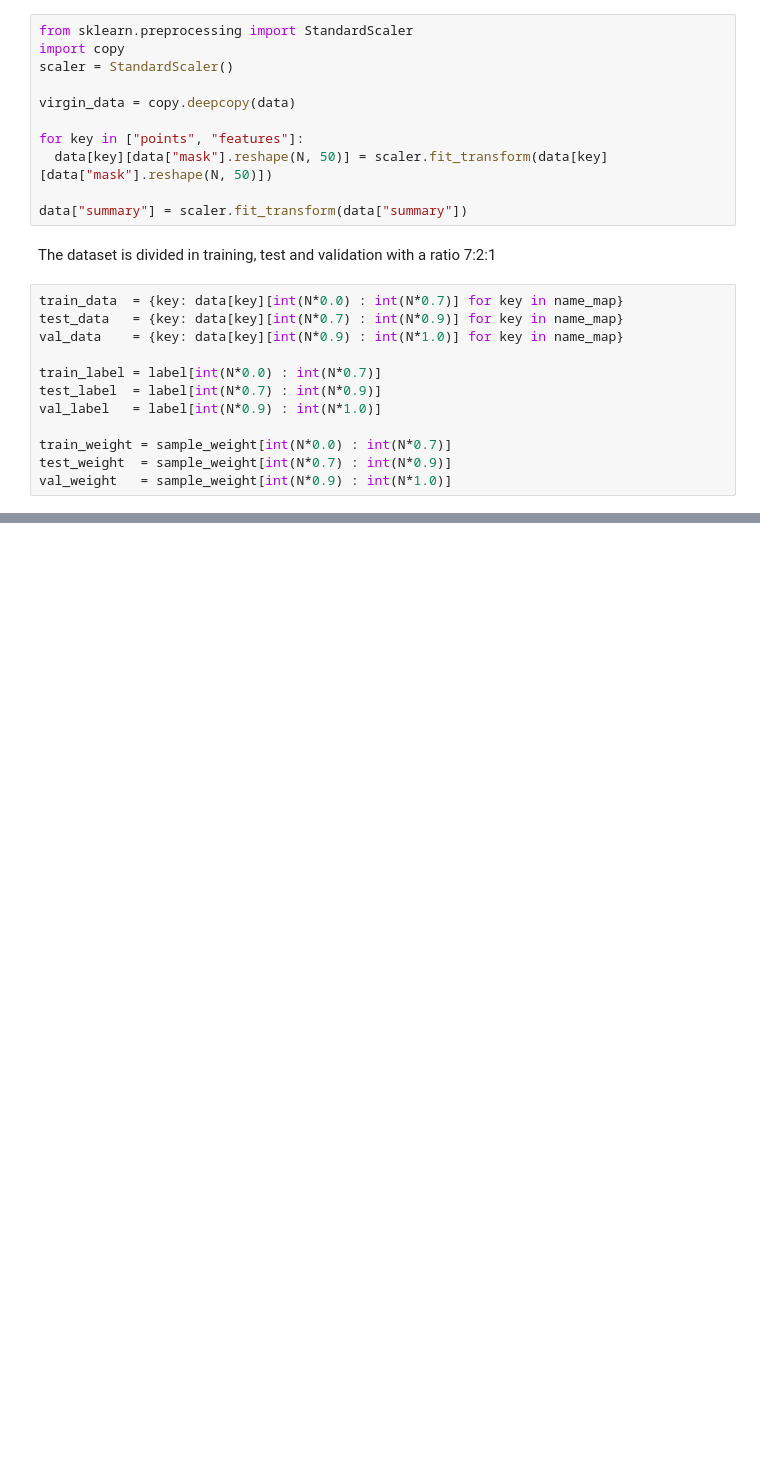
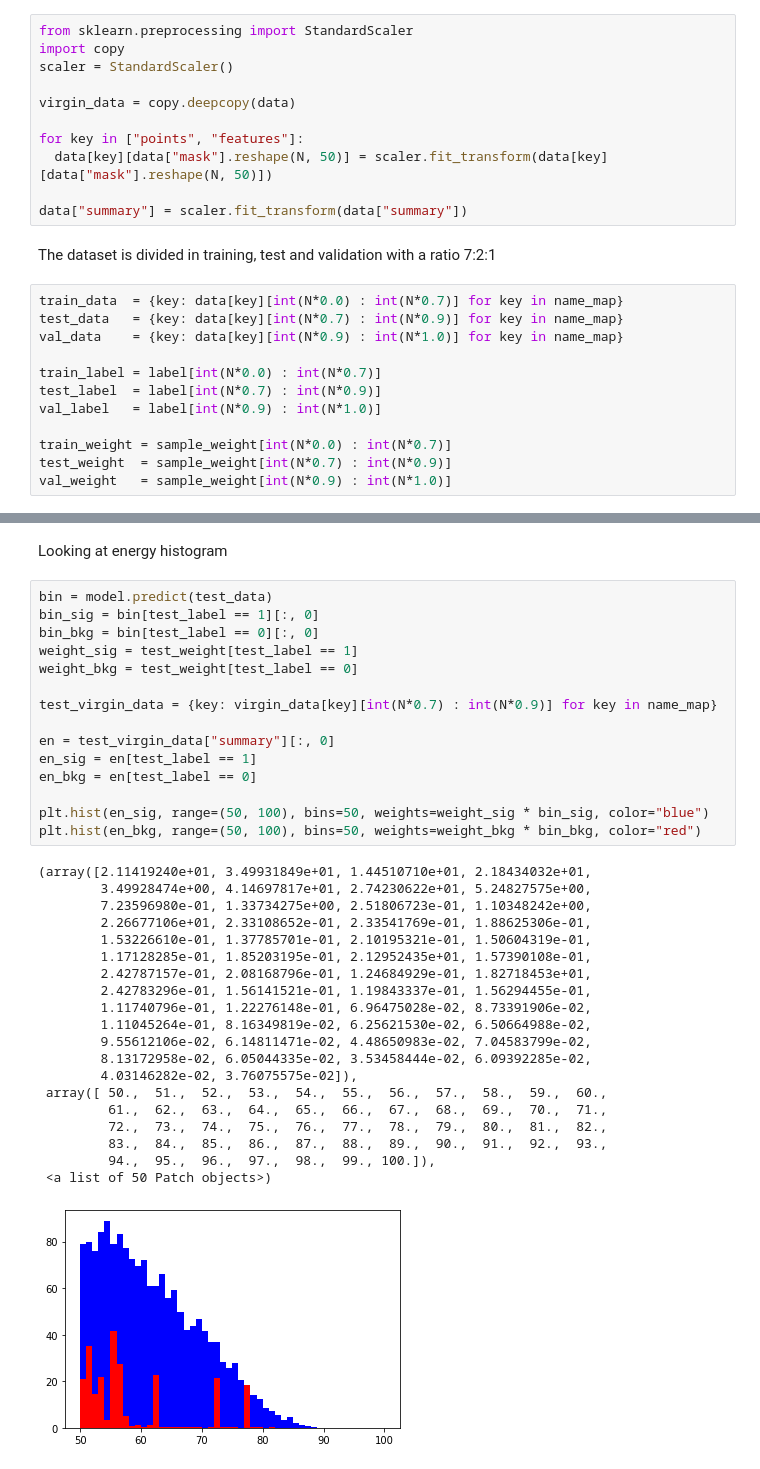
Before and after one commit to elisasanzani/Software_and_Computing_Project, a Jupyter notebook: PNet_RMC_main.ipynb, the cells around one changed output, grey strips where cells are left out. Saved outputs shown, nothing was run; the diff lists cells and outputs as text; blank space fills up the shorter version.

```diff
--- a/PNet_RMC_main.ipynb
+++ b/PNet_RMC_main.ipynb
@@ -173,0 +334,38 @@ The custom model is imported from the GitHub repo (working on it)
+# %% [markdown]
+Looking at energy histogram
+# %%
+bin = model.predict(test_data)
+bin_sig = bin[test_label == 1][:, 0]
+bin_bkg = bin[test_label == 0][:, 0]
+weight_sig = test_weight[test_label == 1]
+weight_bkg = test_weight[test_label == 0]
+
+test_virgin_data = {key: virgin_data[key][int(N*0.7) : int(N*0.9)] for key in name_map}
+
+en = test_virgin_data["summary"][:, 0]
+en_sig = en[test_label == 1]
+en_bkg = en[test_label == 0]
+
+plt.hist(en_sig, range=(50, 100), bins=50, weights=weight_sig * bin_sig, color="blue")
+plt.hist(en_bkg, range=(50, 100), bins=50, weights=weight_bkg * bin_bkg, color="red")
+# %% [output]
+(array([2.11419240e+01, 3.49931849e+01, 1.44510710e+01, 2.18434032e+01,
+        3.49928474e+00, 4.14697817e+01, 2.74230622e+01, 5.24827575e+00,
+        7.23596980e-01, 1.33734275e+00, 2.51806723e-01, 1.10348242e+00,
+        2.26677106e+01, 2.33108652e-01, 2.33541769e-01, 1.88625306e-01,
+        1.53226610e-01, 1.37785701e-01, 2.10195321e-01, 1.50604319e-01,
+        1.17128285e-01, 1.85203195e-01, 2.12952435e+01, 1.57390108e-01,
+        2.42787157e-01, 2.08168796e-01, 1.24684929e-01, 1.82718453e+01,
+        2.42783296e-01, 1.56141521e-01, 1.19843337e-01, 1.56294455e-01,
+        1.11740796e-01, 1.22276148e-01, 6.96475028e-02, 8.73391906e-02,
+        1.11045264e-01, 8.16349819e-02, 6.25621530e-02, 6.50664988e-02,
+        9.55612106e-02, 6.14811471e-02, 4.48650983e-02, 7.04583799e-02,
+        8.13172958e-02, 6.05044335e-02, 3.53458444e-02, 6.09392285e-02,
+        4.03146282e-02, 3.76075575e-02]),
+ array([ 50.,  51.,  52.,  53.,  54.,  55.,  56.,  57.,  58.,  59.,  60.,
+         61.,  62.,  63.,  64.,  65.,  66.,  67.,  68.,  69.,  70.,  71.,
+         72.,  73.,  74.,  75.,  76.,  77.,  78.,  79.,  80.,  81.,  82.,
+         83.,  84.,  85.,  86.,  87.,  88.,  89.,  90.,  91.,  92.,  93.,
+         94.,  95.,  96.,  97.,  98.,  99., 100.]),
+ <a list of 50 Patch objects>)
+[figure, added]
```
Also changed, not shown: parts of 25 cells of this notebook.
